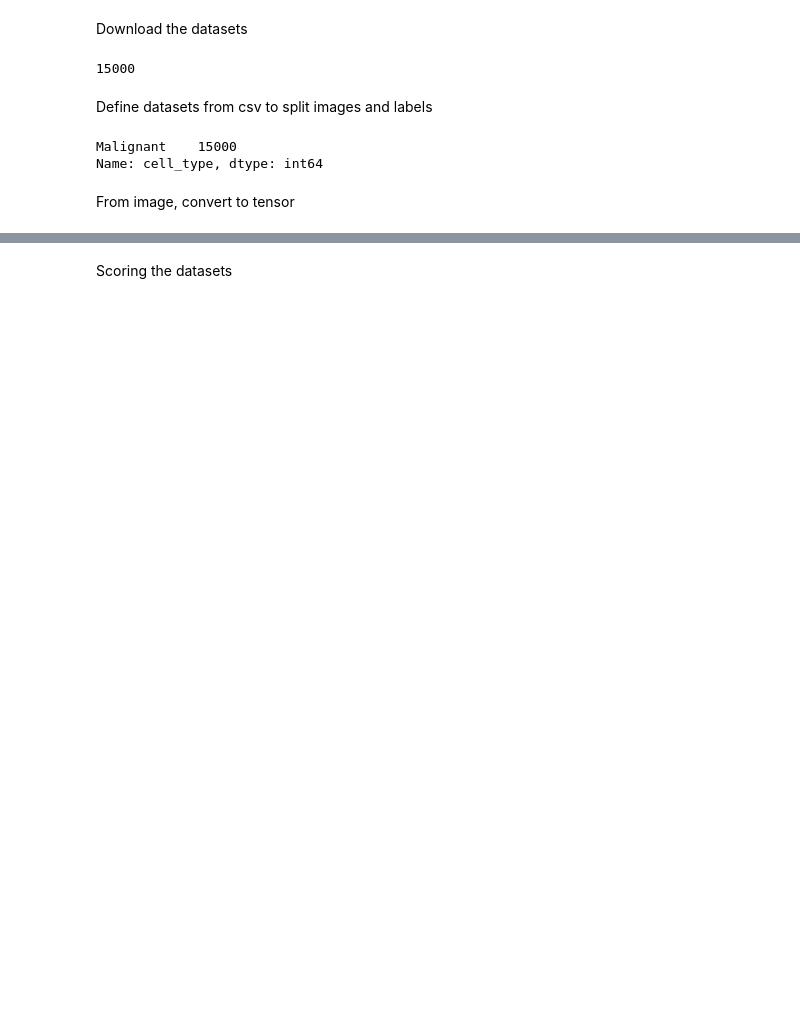
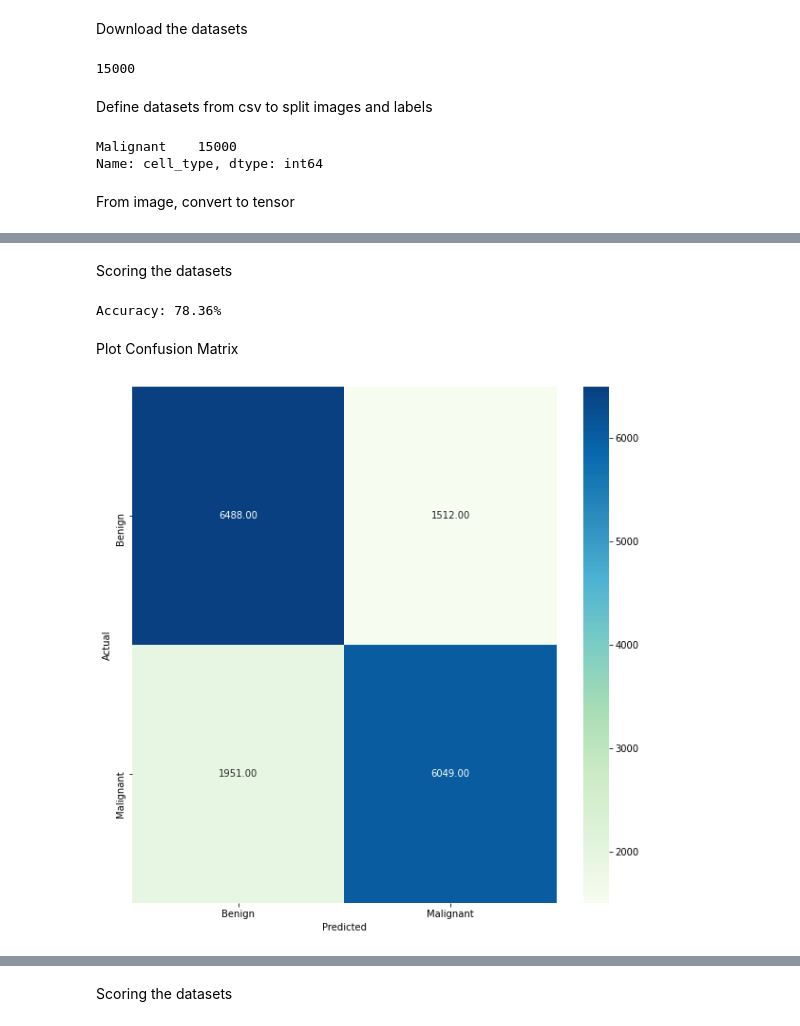
Before and after one commit to faniabdullah/bangkit-final-project, a Jupyter notebook: Machine Learning Development/Fixed Model/Load_Models.ipynb, the cells around one changed output, grey strips where cells are left out. Drawn from its saved outputs; the diff is of its cells as text; code cells hidden in the pictures; blank space fills up the shorter version.

```diff
--- a/Machine Learning Development/Fixed Model/Load_Models.ipynb
+++ b/Machine Learning Development/Fixed Model/Load_Models.ipynb
@@ -607,0 +721,52 @@ def to_tensor(image_paths, target, size=64):
+# %% [markdown]
+Scoring the datasets
+# %%
+# Scoring saved models/checkpoint models
+
+class_names = ['Benign', 'Malignant']
+
+def scoring(model, x_test, y_test, class_names, verbose=0,
+            returning='confusion_matrix', show_predict=False,
+            show_confusion_matrix=False, show_score=False):
+
+    def plot_confusionmat(confusion_mat, class_names, cmap='GnBu'):
+
+        fig, ax = plt.subplots(figsize=(10,10))
+
+        sn.heatmap(confusion_mat, annot=True, fmt='.2f',
+                xticklabels=[f"{c}" for c in class_names],
+                yticklabels=[f"{c}" for c in class_names],
+                cmap=cmap)
+
+        plt.ylabel('Actual')
+        plt.xlabel('Predicted')
+        plt.show()
+
+    if returning in ['score', 'scoring']:
+        score = model.evaluate(x_test, y_test, verbose=verbose)
+        if show_score:
+            print("%s: %.2f%%" % (model.metrics_names[1], score[1]*100))
+
+    if returning in ['predicting', 'pred', 'predict']:
+        predicting = model.predict(x_test)
+        pred = np.argmax(predicting, axis=1)
+        if show_predict:
+            print("Accuracy: {0:.2f}%".format(accuracy_score(y_test, pred)*100))
+
+    if returning in ['conf', 'confusion_matrix', 'confussion',
+                    'confusion', 'conf_mat', 'confusion_mat']:
+        predicting = model.predict(x_test)
+        pred = np.argmax(predicting, axis=1)
+        conf = confusion_matrix(y_test, pred)
+        if show_confusion_matrix:
+            plot_confusionmat(conf, class_names)
+# %%
+scoring(model, x_test, y_test, class_names, returning='predict', show_predict=True)
+# %% [output]
+Accuracy: 78.36%
+# %% [markdown]
+Plot Confusion Matrix
+# %%
+scoring(model, x_test, y_test, class_names, returning='conf', show_confusion_matrix=True)
+# %% [output]
+[figure, added]
```
Also changed, not shown: parts of 30 cells of this notebook.
